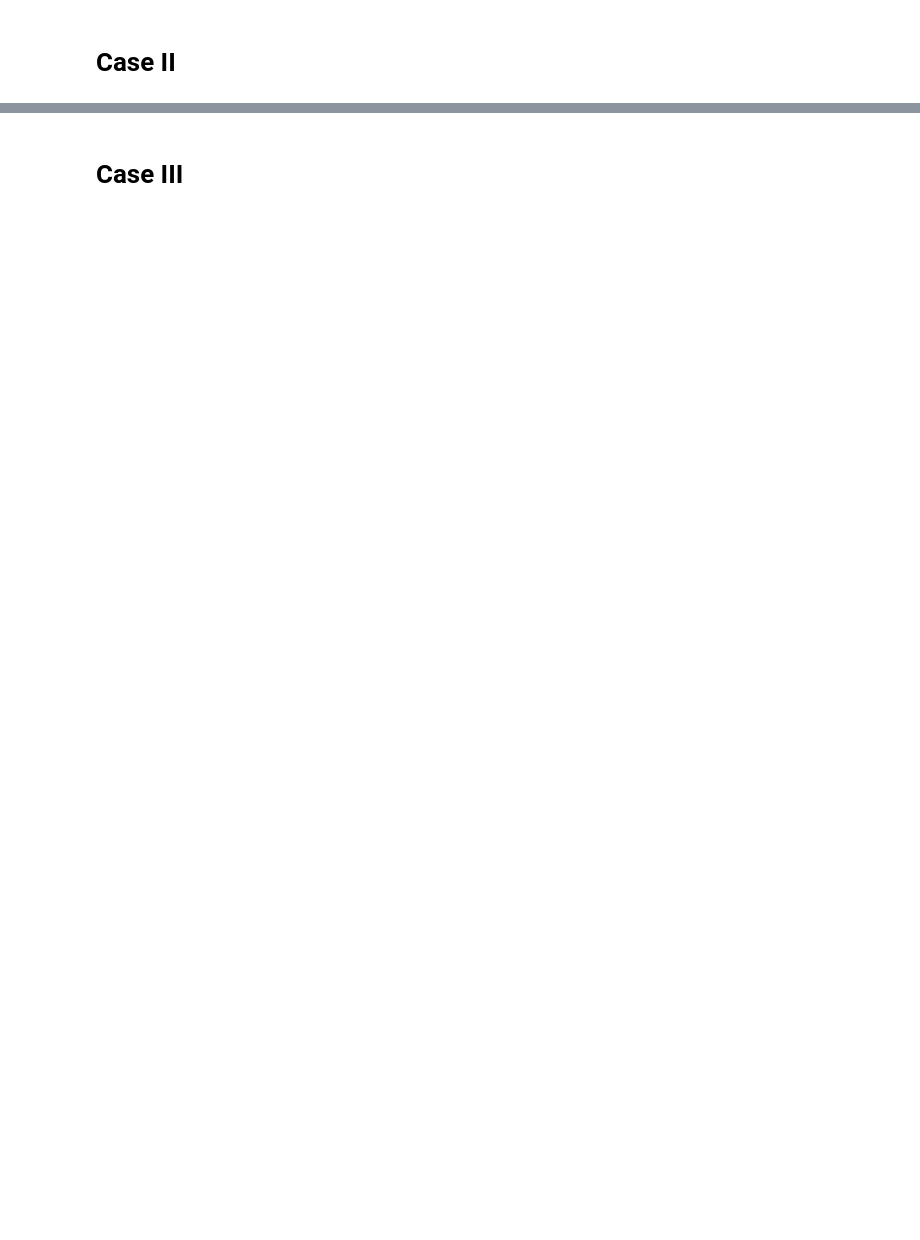
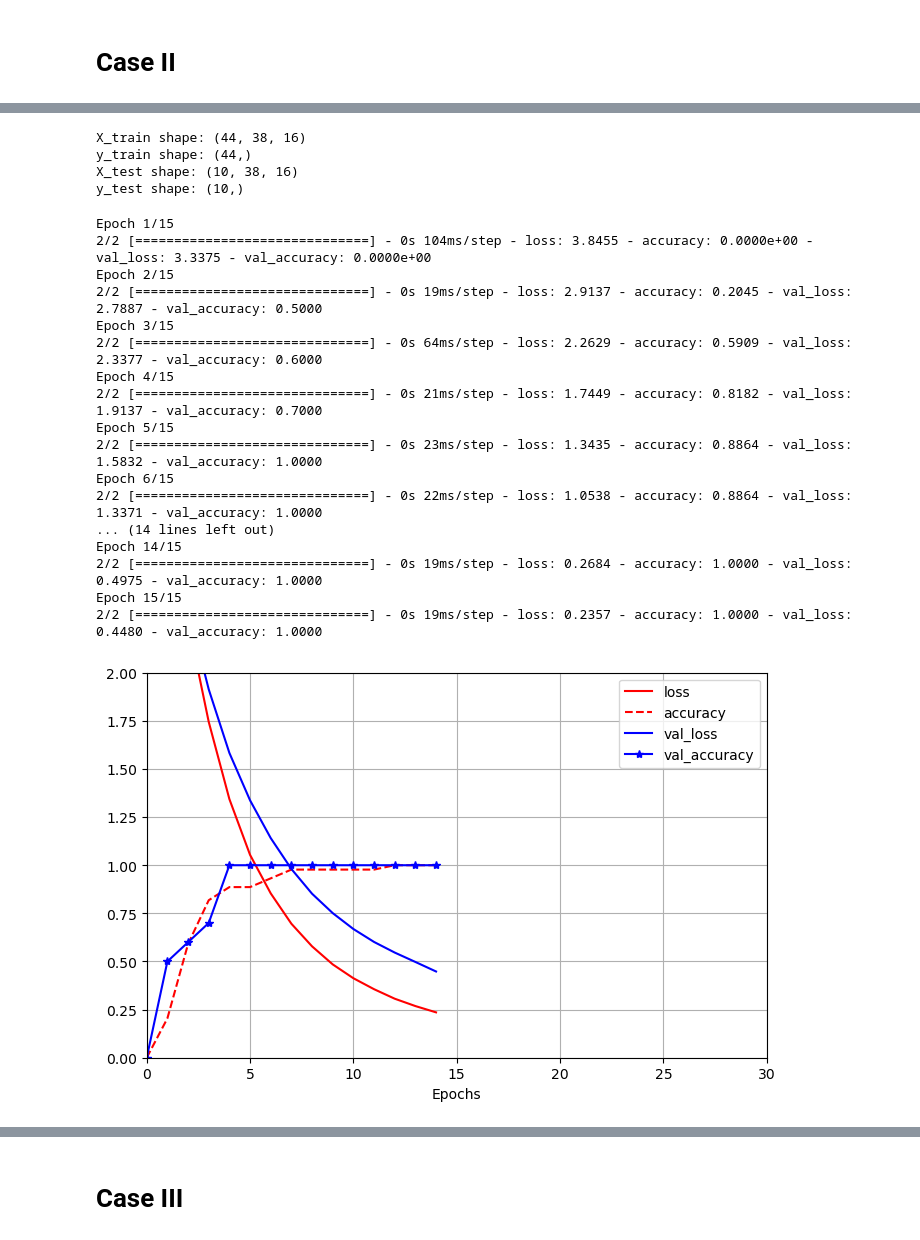
Before and after one commit to coreyddsc/aranet4-project, a Jupyter notebook: coreyd.dsc_temporary/lecture_tf_lstm_rnn.ipynb, the cells around one changed output, grey strips where cells are left out. Drawn from its saved outputs; the diff is of its cells as text; code cells hidden in the pictures; blank space fills up the shorter version.

Commit message:
new models

```diff
--- a/coreyd.dsc_temporary/lecture_tf_lstm_rnn.ipynb
+++ b/coreyd.dsc_temporary/lecture_tf_lstm_rnn.ipynb
@@ -459,0 +617,61 @@ C2 = X.copy()
+# %%
+# Reshape X to 2D array
+T_2d = T.reshape(-1, T.shape[-1])
+
+# Scale the features using StandardScaler
+scaler = StandardScaler()
+T_scaled = scaler.fit_transform(T_2d)
+
+# Reshape X_scaled back to 3D array
+T_scaled_3d = T_scaled.reshape(T.shape[0], T.shape[1], T.shape[2])
+
+# Split into training and test/validation sets
+T_train, T_test, y_train, y_test = train_test_split(T_scaled_3d, y, test_size=10, random_state=42, stratify=y)
+
+print("X_train shape:", T_train.shape)
+print("y_train shape:", y_train.shape)
+print("X_test shape:", T_test.shape)
+print("y_test shape:", y_test.shape)
+# %% [output]
+X_train shape: (44, 38, 16)
+y_train shape: (44,)
+X_test shape: (10, 38, 16)
+y_test shape: (10,)
+# %%
+model = tf.keras.Sequential()
+model.add(tf.keras.layers.Input(shape=[38,16]))
+model.add(tf.keras.layers.Flatten())
+model.add(tf.keras.layers.Dense(128, activation='relu'))
+model.add(tf.keras.layers.Dense(64, activation='relu'))
+model.add(tf.keras.layers.Dense(32, activation='softmax'))
+
+model.compile(loss='sparse_categorical_crossentropy',
+              optimizer='sgd',
+              metrics=['accuracy'])
+
+history = model.fit(T_train, y_train, epochs=15, validation_data=(T_test, y_test))
+
+pd.DataFrame(history.history).plot(
+    figsize=(8, 5),
+    xlim=[0, 30], ylim=[0, 2], xlabel='Epochs', grid=True,
+    style=['r', 'r--', 'b', 'b-*'])
+plt.show()
+# %% [output]
+Epoch 1/15
+2/2 [==============================] - 0s 104ms/step - loss: 3.8455 - accuracy: 0.0000e+00 - val_loss: 3.3375 - val_accuracy: 0.0000e+00
+Epoch 2/15
+2/2 [==============================] - 0s 19ms/step - loss: 2.9137 - accuracy: 0.2045 - val_loss: 2.7887 - val_accuracy: 0.5000
+Epoch 3/15
+2/2 [==============================] - 0s 64ms/step - loss: 2.2629 - accuracy: 0.5909 - val_loss: 2.3377 - val_accuracy: 0.6000
+Epoch 4/15
+2/2 [==============================] - 0s 21ms/step - loss: 1.7449 - accuracy: 0.8182 - val_loss: 1.9137 - val_accuracy: 0.7000
+Epoch 5/15
+2/2 [==============================] - 0s 23ms/step - loss: 1.3435 - accuracy: 0.8864 - val_loss: 1.5832 - val_accuracy: 1.0000
+Epoch 6/15
+2/2 [==============================] - 0s 22ms/step - loss: 1.0538 - accuracy: 0.8864 - val_loss: 1.3371 - val_accuracy: 1.0000
+... (14 lines left out)
+Epoch 14/15
+2/2 [==============================] - 0s 19ms/step - loss: 0.2684 - accuracy: 1.0000 - val_loss: 0.4975 - val_accuracy: 1.0000
+Epoch 15/15
+2/2 [==============================] - 0s 19ms/step - loss: 0.2357 - accuracy: 1.0000 - val_loss: 0.4480 - val_accuracy: 1.0000
+[figure, added]
```
Also changed, not shown: parts of 30 cells of this notebook, 1 other file.
